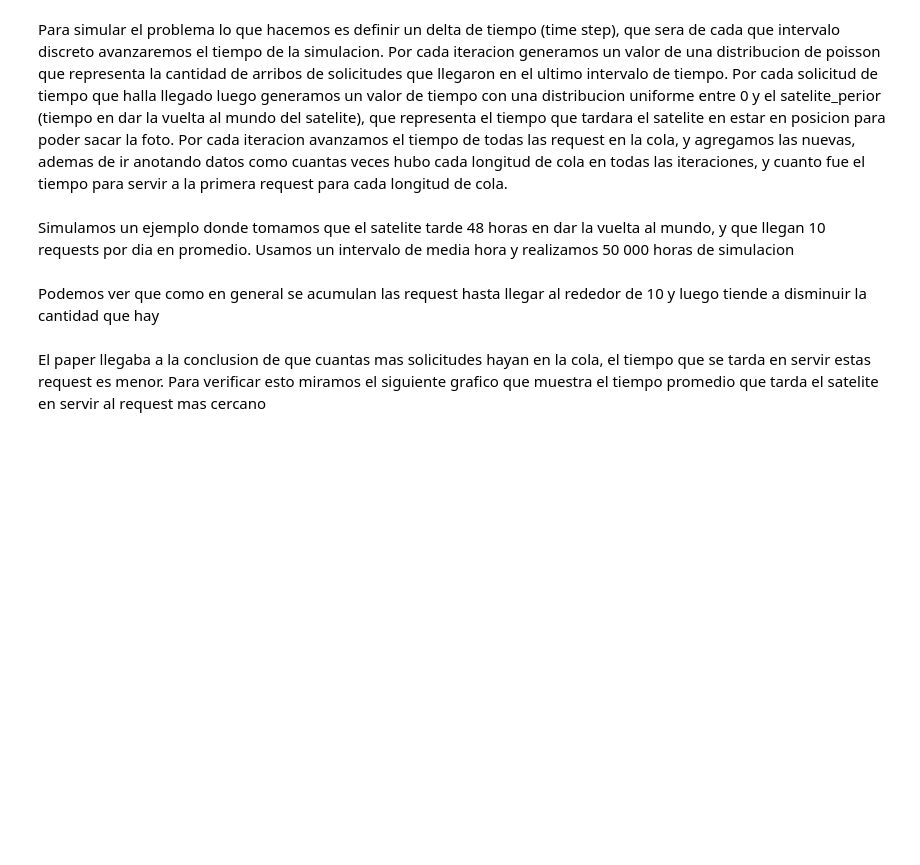
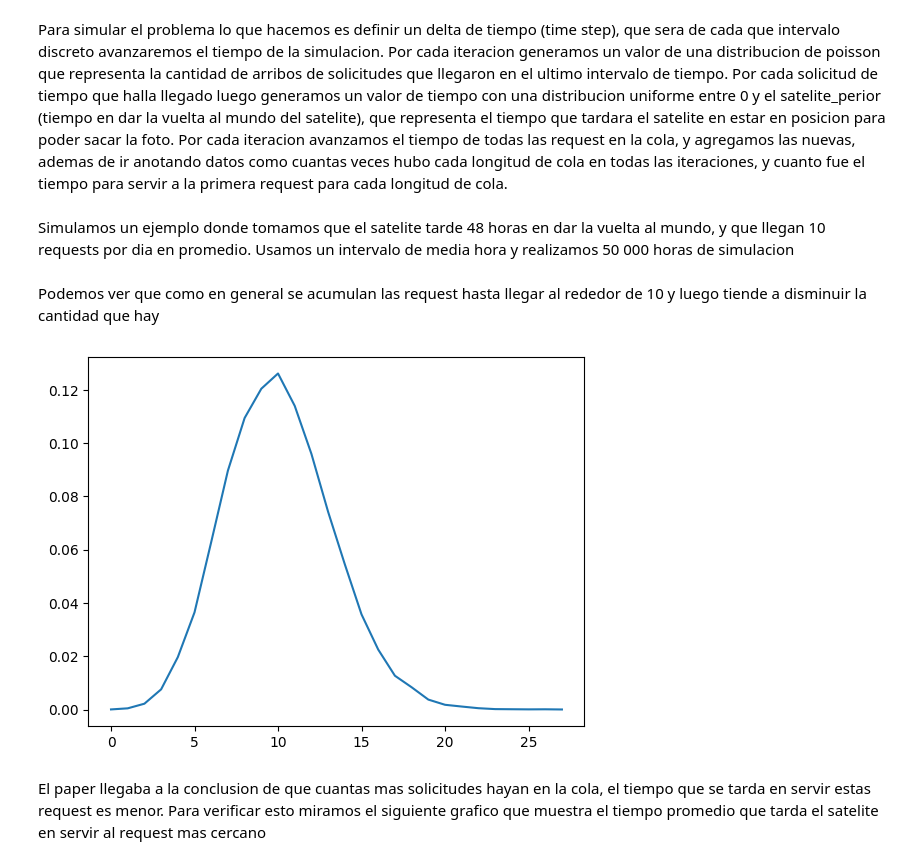
Before and after one commit to Rivejjj/Los-Simuladores, a Jupyter notebook: tp2.ipynb, the cells around one changed output. Cells and saved outputs as stored; diff of their text form; code cells hidden in the pictures; blank space fills up the shorter version.

```diff
--- a/tp2.ipynb
+++ b/tp2.ipynb
@@ -61,7 +61,7 @@ class Exp_generator:
     def rand(self):
         r = self.Uniform_generator.rand()
         if self.parameter >=1:
-            return log(r/self.parameter) / (-1*self.parameter)
+            return log(r) / (-1 * self.parameter)
         else:
             return -log(1 - r) / self.parameter
 
@@ -188,14 +193,19 @@ def get_mean_times(time_to_serve_for_queue_length):
 # %% [markdown]
 Simulamos un ejemplo donde tomamos que el satelite tarde 48 horas en dar la vuelta al mundo, y que llegan 10 requests por dia en promedio. Usamos un intervalo de media hora y realizamos 50 000 horas de simulacion
 # %%
-frequencies, times = simulate_satelite_request_queue_length(0.5, 100000, 5/12, 48)
+frequencies, times_to_serve_first = simulate_satelite_request_queue_length(0.5, 100000, 5/12, 48)
 # %% [markdown]
 Podemos ver que como en general se acumulan las request hasta llegar al rededor de 10 y luego tiende a disminuir la cantidad que hay
 # %%
-x_axis = list(range(len(frequencies)))
-y_axis = frequencies
-plt.plot(x_axis, y_axis)
-plt.show()
+def satelite_frequencies_graph(frequencies):
+    x_axis = list(range(len(frequencies)))
+    y_axis = frequencies
+    plt.plot(x_axis, y_axis)
+    plt.show()
+# %%
+satelite_frequencies_graph(frequencies)
+# %% [output]
+[figure, added]
 # %% [markdown]
 El paper llegaba a la conclusion de que cuantas mas solicitudes hayan en la cola, el tiempo que se tarda en servir estas request es menor. Para verificar esto miramos el siguiente grafico que muestra el tiempo promedio que tarda el satelite en servir al request mas cercano
 # %%
```
Also changed, not shown: parts of 30 cells of this notebook.
